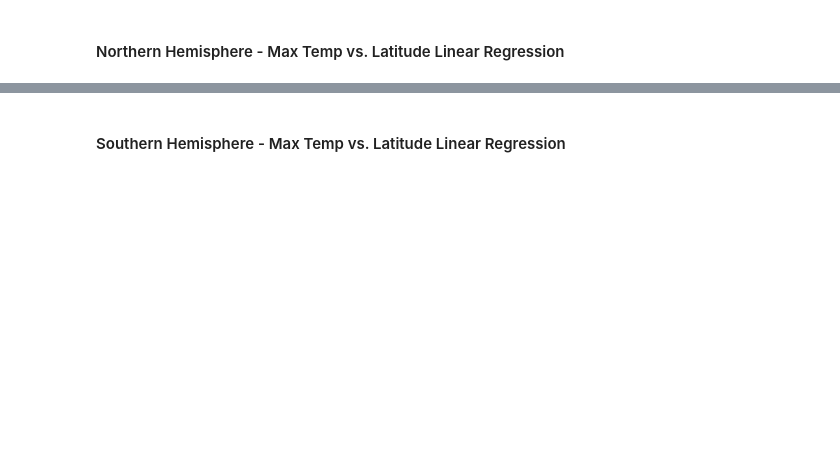
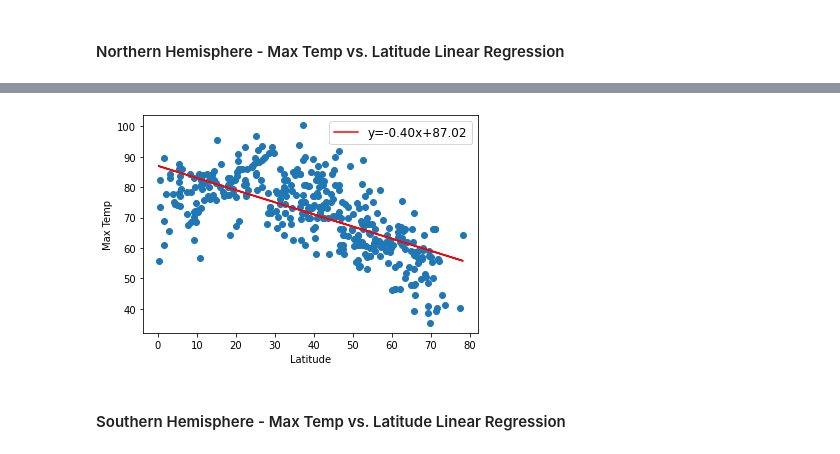
Before and after one commit to ElaineCheung/python-api-challenge, a Jupyter notebook: WeatherPy/WeatherPy.ipynb, the cells around one changed output, grey strips where cells are left out. Cells and saved outputs as stored; diff of their text form; code cells hidden in the pictures; blank space fills up the shorter version.

```diff
--- a/WeatherPy/WeatherPy.ipynb
+++ b/WeatherPy/WeatherPy.ipynb
@@ -234,3 +290,8 @@ plt.show()
 # OPTIONAL: Create a function to create Linear Regression plots
 # %%
 # Create Northern and Southern Hemisphere DataFrames
+
+north_hem=clean_city_data2.loc[clean_city_data2['lats'] >= 0]
+north_hem
+south_hem=clean_city_data2.loc[clean_city_data2['lats'] < 0]
+south_hem
@@ -243,2 +314,15 @@ The r-squared is: 0.8271188905041935
+# %%
+slope, intercept, r, p,std_err = linregress(
+    north_hem['lats'], north_hem['max_temp'])
+fit = slope * north_hem['lats'] + intercept
+plt.scatter(north_hem['lats'],north_hem['max_temp'])
+plt.plot(north_hem['lats'],fit,"--")
+plt.xlabel('Latitude')
+plt.ylabel('Max Temp')
+plt.plot(north_hem['lats'], fit, 'r', label='y={:.2f}x+{:.2f}'.format(slope,intercept))
+plt.legend(fontsize=12)
+plt.show()
+# %% [output]
+[figure, added]
 # %% [markdown]
 ####  Southern Hemisphere - Max Temp vs. Latitude Linear Regression
```
Also changed, not shown: parts of 32 cells of this notebook, 8 other files.
